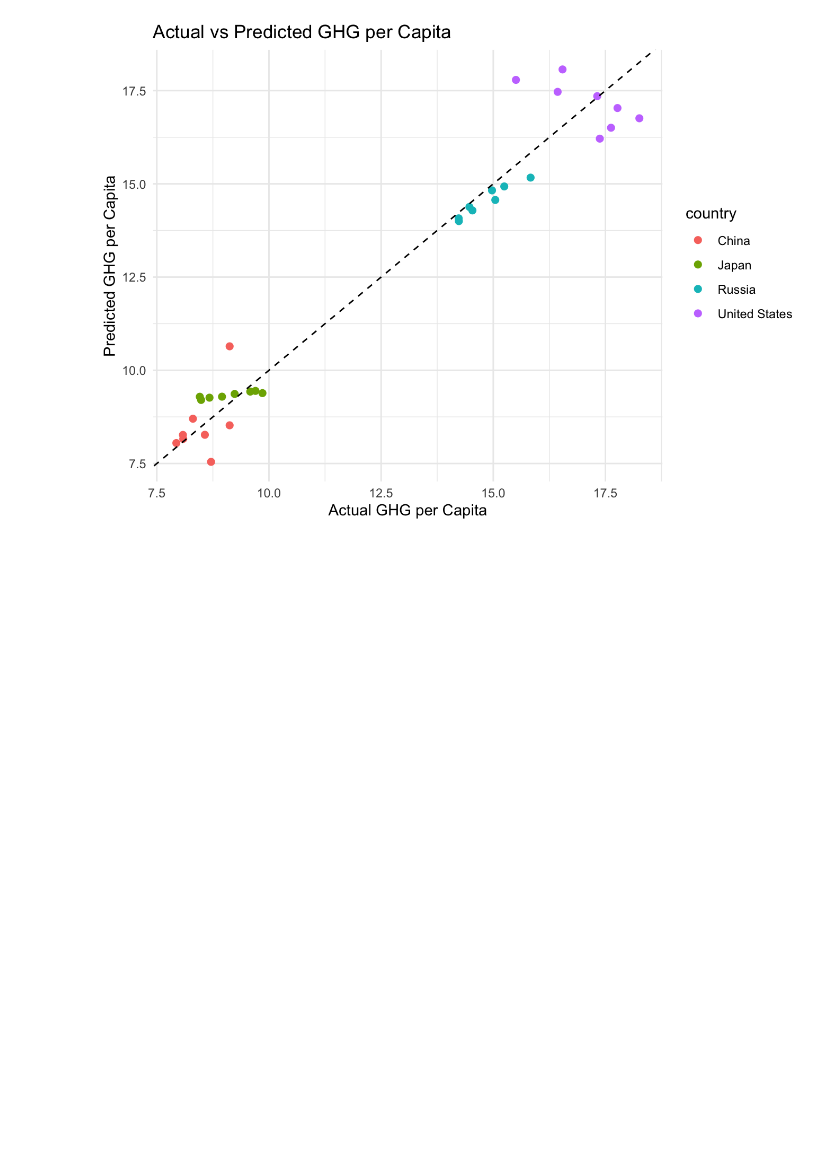
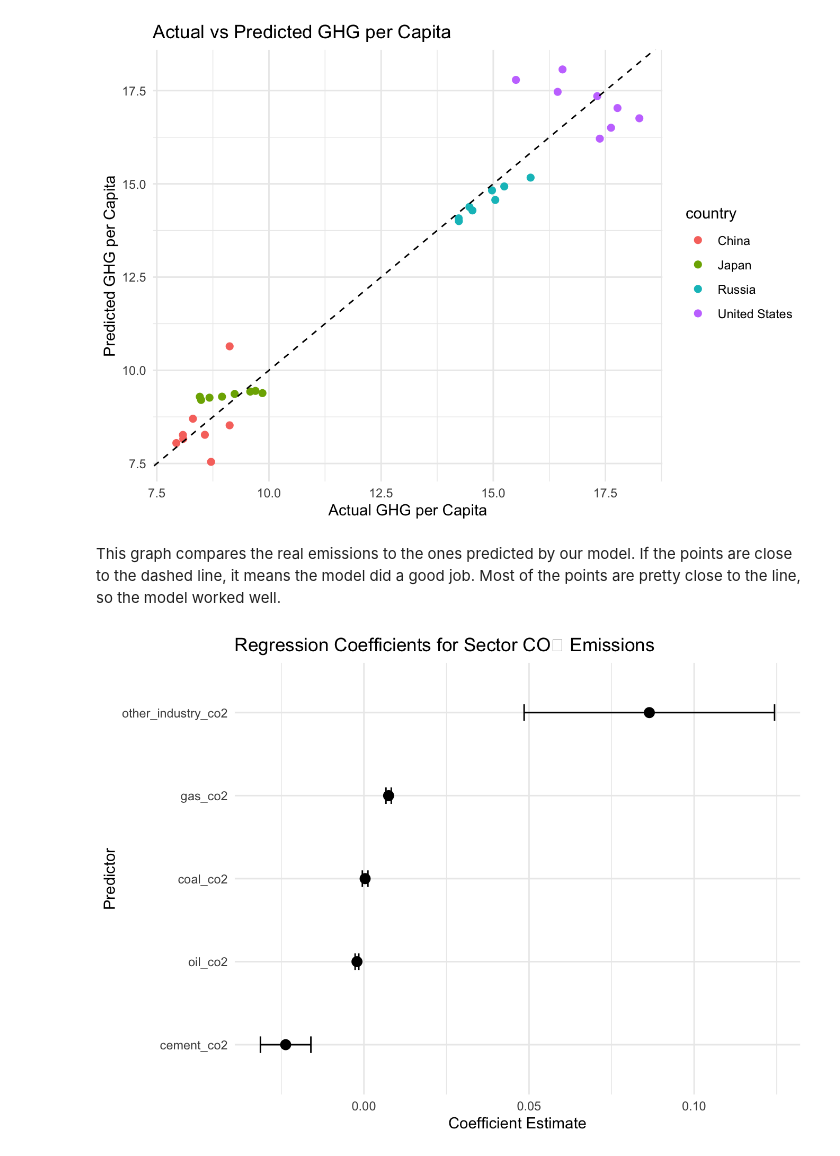
Before and after one commit to Yazeed-Aljohani/ESS330-FinalProject-April23, a Jupyter notebook: docs/index.out.ipynb, the cells around one changed output. Drawn from its saved outputs; the diff is of its cells as text; code cells hidden in the pictures; blank space fills up the shorter version.

```diff
--- a/docs/index.out.ipynb
+++ b/docs/index.out.ipynb
@@ -235,4 +235,20 @@ ggplot(df, aes(x = ghg_excluding_lucf_per_capita, y = predicted, color = country
   theme_minimal()
 # %% [output]
 [figure]
+# %% [markdown]
+This graph compares the real emissions to the ones predicted by our model. If the points are close to the dashed line, it means the model did a good job. Most of the points are pretty close to the line, so the model worked well.
+# %%
+library(broom)
+
+tidy_lm <- broom::tidy(lm_model)
+
+ggplot(tidy_lm[-1, ], aes(x = estimate, y = reorder(term, estimate))) +
+  geom_point(size = 3) +
+  geom_errorbarh(aes(xmin = estimate - std.error, xmax = estimate + std.error), height = 0.2) +
+  labs(title = "Regression Coefficients for Sector CO₂ Emissions",
+       x = "Coefficient Estimate",
+       y = "Predictor") +
+  theme_minimal()
+# %% [output]
+[figure, added]
 # %% [markdown]
```
Also changed, not shown: parts of 1 cell of this notebook, 7 other files.
